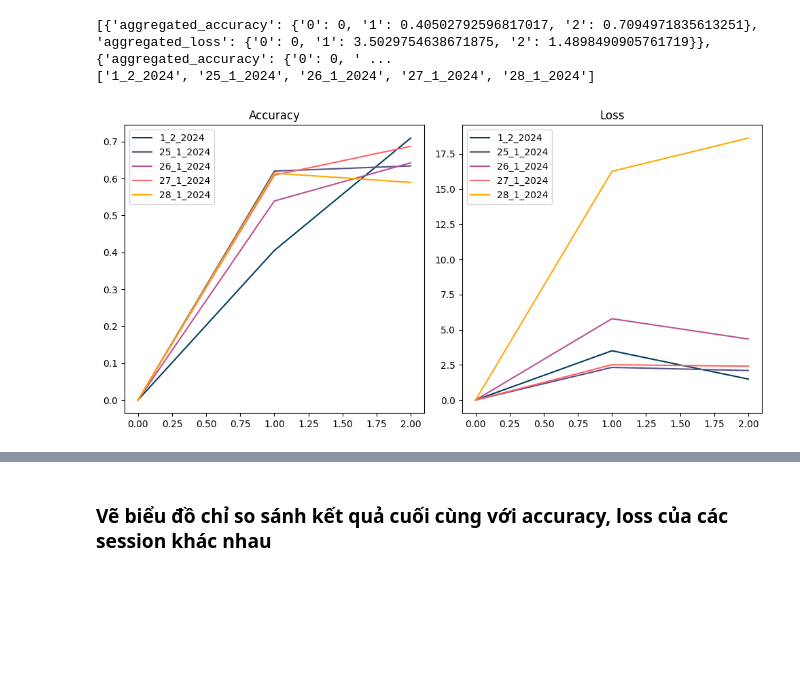
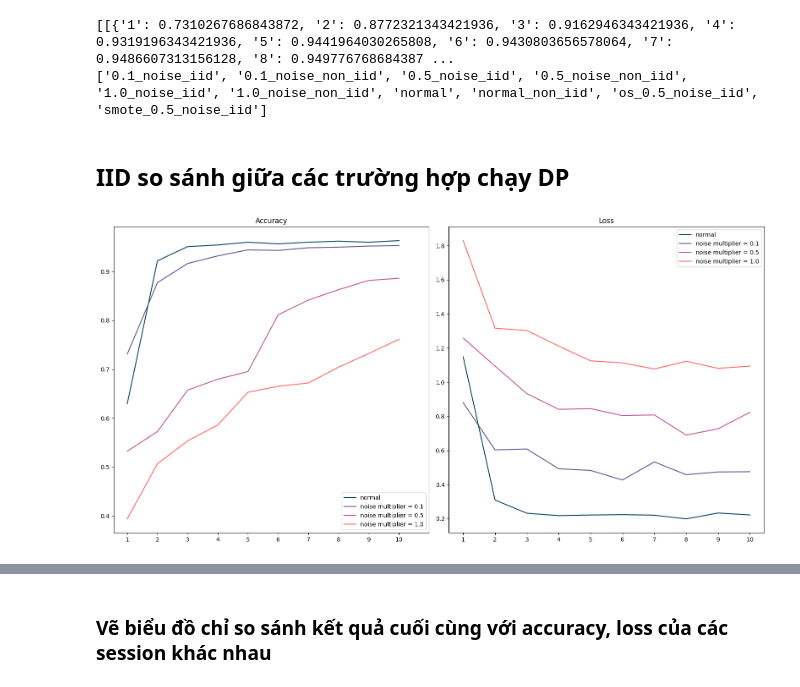
Before and after one commit to giahuy2610/UitFedSecAggre, a Jupyter notebook: vanilla_system/chart.ipynb, the cells around one changed output, grey strips where cells are left out. Drawn from its saved outputs; the diff is of its cells as text; code cells hidden in the pictures; blank space fills up the shorter version.

```diff
--- a/vanilla_system/chart.ipynb
+++ b/vanilla_system/chart.ipynb
@@ -3,44 +3,67 @@
 # %%
-#plot line chart for accuracy, loss
+#Đọc tất cả các file result.json trong thư mục server_results và lấy ra các giá trị aggregated_accuracy và aggregated_loss của server
 import os
 import json
 results=[]
 dir_names=[]
-for (root,dirs,files) in os.walk('./server_result', topdown=True):
+for (root,dirs,files) in os.walk('./server//server_results', topdown=True):
     for dir in dirs:
         result_path=os.path.join(root,dir,'result.json')
         if os.path.exists(result_path):
             with open(result_path) as f:
                 data = json.load(f)
-                #take only aggregated_accuracy and aggregated_loss
-                data={key: data[key] for key in ['aggregated_accuracy', 'aggregated_loss']}
-                #take only the last value in each key of the json file
-                results.append(data)
+                #take only aggregated_accuracy and aggregated_loss of server
+                loss=data['aggregated_loss']['server']
+                accuracy=data['aggregated_accuracy']['server']
+                arr=[]
+                arr.append(accuracy)
+                arr.append(loss)
+                results.append(arr)
                 dir_names.append(dir)
 print(results)
 print(dir_names)
 # %% [output]
-[{'aggregated_accuracy': {'0': 0, '1': 0.40502792596817017, '2': 0.7094971835613251}, 'aggregated_loss': {'0': 0, '1': 3.5029754638671875, '2': 1.4898490905761719}}, {'aggregated_accuracy': {'0': 0, ' ...
-['1_2_2024', '25_1_2024', '26_1_2024', '27_1_2024', '28_1_2024']
+[[{'1': 0.7310267686843872, '2': 0.8772321343421936, '3': 0.9162946343421936, '4': 0.9319196343421936, '5': 0.9441964030265808, '6': 0.9430803656578064, '7': 0.9486607313156128, '8': 0.949776768684387 ...
+['0.1_noise_iid', '0.1_noise_non_iid', '0.5_noise_iid', '0.5_noise_non_iid', '1.0_noise_iid', '1.0_noise_non_iid', 'normal', 'normal_non_iid', 'os_0.5_noise_iid', 'smote_0.5_noise_iid']
 # %%
 #plot the graph comparing the accuracy and loss of each model in the server_result folder
-import matplotlib.pyplot as plt
-
-#assign difference color for each bar
-colors=['#003f5c','#58508d','#bc5090','#ff6361','#ffa600','#003f5c','#58508d','#bc5090','#ff6361','#ffa600']
-plt.figure(figsize=(10,5))
-#plot double bar charts for accuracy, loss
-plt.subplot(1,2,1)
-for i in range(len(results)):
-    plt.plot(list(results[i]['aggregated_accuracy'].values()),color=colors[i],label=dir_names[i])
-plt.title('Accuracy')
-plt.legend()
-plt.subplot(1,2,2)
-for i in range(len(results)):
-    plt.plot(list(results[i]['aggregated_loss'].values()),color=colors[i],label=dir_names[i])
-plt.title('Loss')
-plt.legend()
-plt.tight_layout()
-plt.show()
+def plot_graph(results, dir_names):
+  #assign difference color for each bar
+  colors=['#003f5c','#58508d','#bc5090','#ff6361','#ffa600','#003f5c','#58508d','#bc5090','#ff6361','#ffa600']
+  plt.figure(figsize=(16,8))
+  #plot double bar charts for accuracy, loss
+  plt.subplot(1,2,1)
+  for i in range(len(results)):
+    plt.plot(list(results[i][0].keys()), list(results[i][0].values()), color=colors[i], label=dir_names[i])
+  plt.title('Accuracy')
+  plt.xticks(range(0, 11))
+  plt.legend()
+  plt.subplot(1,2,2)
+  for i in range(len(results)):
+    plt.plot(list(results[i][1].keys()), list(results[i][1].values()), color=colors[i], label=dir_names[i])
+  plt.title('Loss')
+  plt.xticks(range(0, 10))
+  plt.legend()
+  plt.tight_layout()
+  plt.show()
-# %% [output]
-[figure, removed]
+# %% [markdown]
+## IID so sánh giữa các trường hợp chạy DP
+# %%
+dp_folder=['normal','0.1_noise_iid','0.5_noise_iid','1.0_noise_iid']
+name=['normal','noise multiplier = 0.1','noise multiplier = 0.5','noise multiplier = 1.0']
+dp_result=[]
+#Lấy ra các dp_folder từ folder và result
+for i in range(len(dir_names)):
+    for j in range(len(dp_folder)):
+        if dp_folder[j] == dir_names[i]:
+            dp_result.append(results[i])
+            #Sắp xếp lại thứ tự của dp_result để giống thứ tự của dp_folder
+            dp_result=sorted(dp_result, key=lambda x: dp_folder.index(dir_names[results.index(x)]))
+
+#Chỉnh sửa lại tên của các folder như trong dp_folder
+for i in range(len(dp_folder)):
+    dp_folder[i]=name[i]
+
+plot_graph(dp_result, dp_folder)
+# %% [output]
+[figure, added]
```
Also changed, not shown: parts of 7 cells of this notebook, 6 other files.
